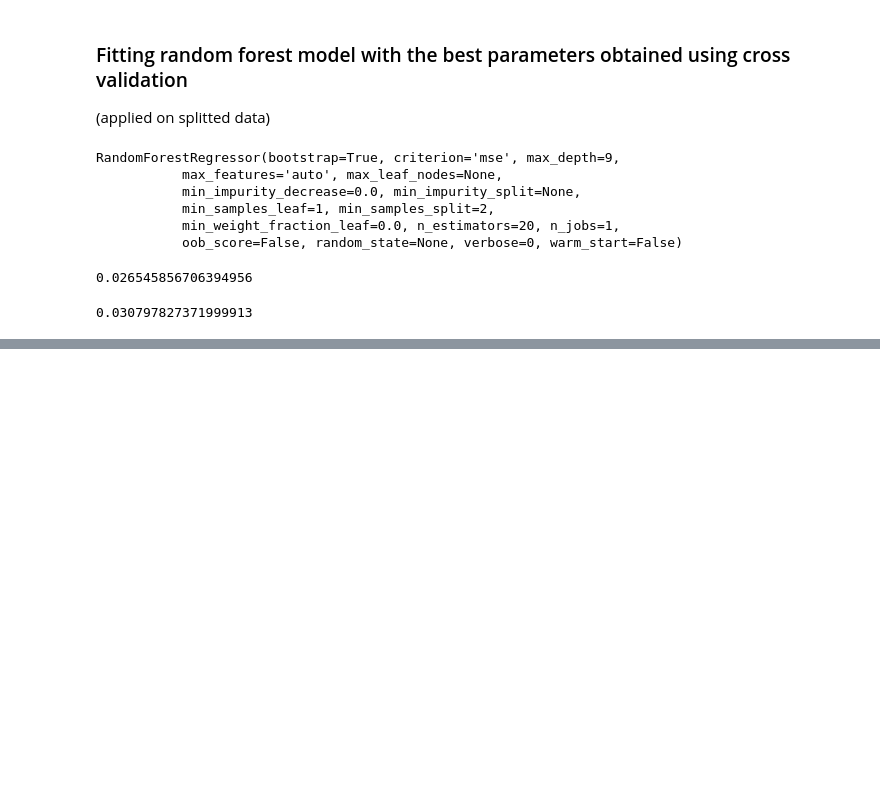
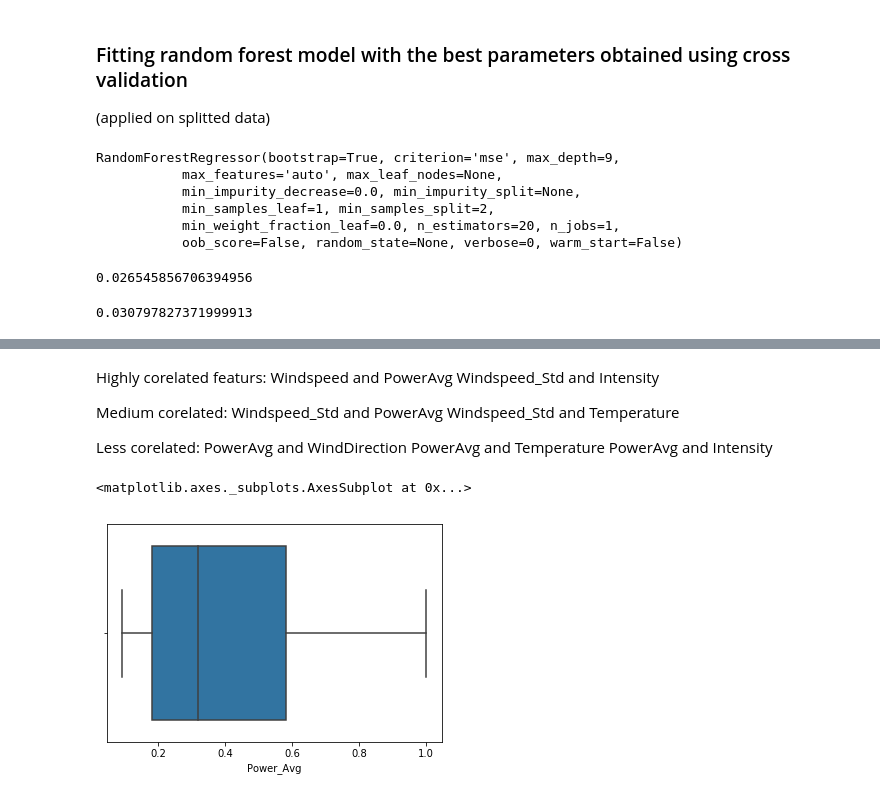
Before and after one commit to KanchanSatpute/Predictive-Modeling-for-Wind-Power-Estimation, a Jupyter notebook: Project_code.ipynb, the cells around one changed output, grey strips where cells are left out. Drawn from its saved outputs; the diff is of its cells as text; code cells hidden in the pictures; blank space fills up the shorter version.

```diff
--- a/Project_code.ipynb
+++ b/Project_code.ipynb
@@ -444,0 +513,18 @@ np.sqrt(mean_squared_error(y_rf_pred, y_val))
+# %% [markdown]
+Highly corelated featurs:
+Windspeed and PowerAvg
+Windspeed_Std and Intensity
+
+Medium corelated:
+Windspeed_Std and PowerAvg
+Windspeed_Std and Temperature
+
+Less corelated:
+PowerAvg and WindDirection
+PowerAvg and Temperature
+PowerAvg and Intensity
+# %%
+sns.boxplot(train['Power_Avg'])
+# %% [output]
+<matplotlib.axes._subplots.AxesSubplot at 0x...>
+[figure, added]
```
Also changed, not shown: parts of 137 cells of this notebook.
